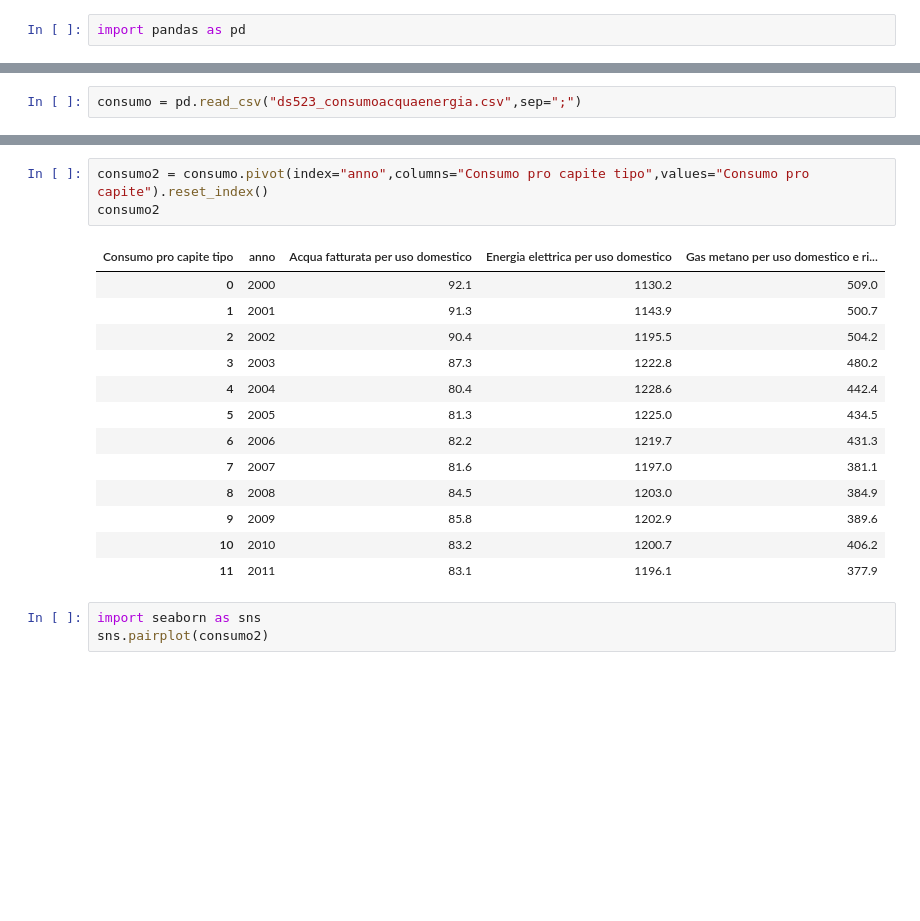
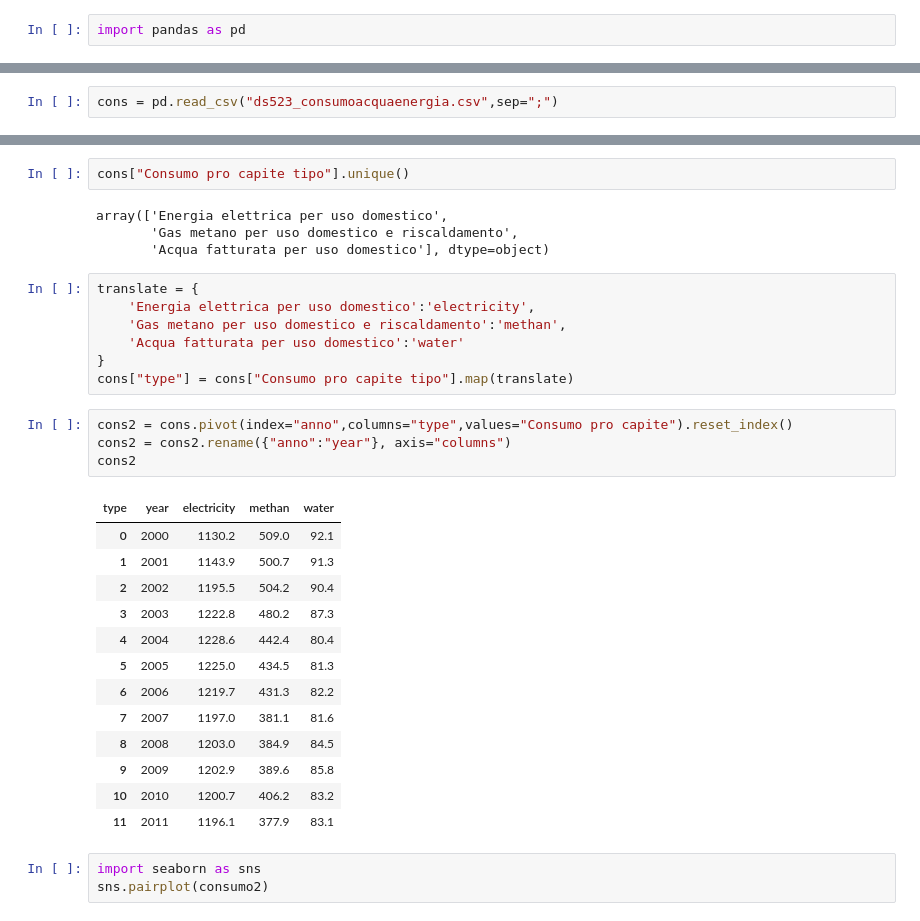
Before and after one commit to noiseOnTheNet/python-post023_jupyter_analitics, a Jupyter notebook: doc/Part_5.ipynb, the cells around one changed output, grey strips where cells are left out. Cells and saved outputs as stored; diff of their text form; blank space fills up the shorter version.

```diff
--- a/doc/Part_5.ipynb
+++ b/doc/Part_5.ipynb
@@ -25,3 +22,3 @@ import pandas as pd
 # %%
-consumo = pd.read_csv("ds523_consumoacquaenergia.csv",sep=";")
+cons = pd.read_csv("ds523_consumoacquaenergia.csv",sep=";")
 # %%
@@ -39,23 +36,37 @@ consumo.describe(include="all")
 | 50% | 2005.50000 | NaN | 432.900000 |
 | 75% | 2008.25000 | NaN | 1195.650000 |
 | max | 2011.00000 | NaN | 1228.600000 |
+# %%
+cons["Consumo pro capite tipo"].unique()
+# %% [output]
+array(['Energia elettrica per uso domestico',
+       'Gas metano per uso domestico e riscaldamento',
+       'Acqua fatturata per uso domestico'], dtype=object)
+# %%
+translate = {
+    'Energia elettrica per uso domestico':'electricity',
+    'Gas metano per uso domestico e riscaldamento':'methan',
+    'Acqua fatturata per uso domestico':'water'
+}
+cons["type"] = cons["Consumo pro capite tipo"].map(translate)
 # %%
-consumo2 = consumo.pivot(index="anno",columns="Consumo pro capite tipo",values="Consumo pro capite").reset_index()
-consumo2
+cons2 = cons.pivot(index="anno",columns="type",values="Consumo pro capite").reset_index()
+cons2 = cons2.rename({"anno":"year"}, axis="columns")
+cons2
 # %% [output]
-| Consumo pro capite tipo | anno | Acqua fatturata per uso domestico | Energia elettrica per uso domestico | Gas metano per uso domestico e ri... |
-| 0 | 2000 | 92.1 | 1130.2 | 509.0 |
-| 1 | 2001 | 91.3 | 1143.9 | 500.7 |
-| 2 | 2002 | 90.4 | 1195.5 | 504.2 |
-| 3 | 2003 | 87.3 | 1222.8 | 480.2 |
-| 4 | 2004 | 80.4 | 1228.6 | 442.4 |
-| 5 | 2005 | 81.3 | 1225.0 | 434.5 |
-| 6 | 2006 | 82.2 | 1219.7 | 431.3 |
-| 7 | 2007 | 81.6 | 1197.0 | 381.1 |
-| 8 | 2008 | 84.5 | 1203.0 | 384.9 |
-| 9 | 2009 | 85.8 | 1202.9 | 389.6 |
-| 10 | 2010 | 83.2 | 1200.7 | 406.2 |
-| 11 | 2011 | 83.1 | 1196.1 | 377.9 |
+| type | year | electricity | methan | water |
+| 0 | 2000 | 1130.2 | 509.0 | 92.1 |
+| 1 | 2001 | 1143.9 | 500.7 | 91.3 |
+| 2 | 2002 | 1195.5 | 504.2 | 90.4 |
+| 3 | 2003 | 1222.8 | 480.2 | 87.3 |
+| 4 | 2004 | 1228.6 | 442.4 | 80.4 |
+| 5 | 2005 | 1225.0 | 434.5 | 81.3 |
+| 6 | 2006 | 1219.7 | 431.3 | 82.2 |
+| 7 | 2007 | 1197.0 | 381.1 | 81.6 |
+| 8 | 2008 | 1203.0 | 384.9 | 84.5 |
+| 9 | 2009 | 1202.9 | 389.6 | 85.8 |
+| 10 | 2010 | 1200.7 | 406.2 | 83.2 |
+| 11 | 2011 | 1196.1 | 377.9 | 83.1 |
 # %%
 import seaborn as sns
 sns.pairplot(consumo2)
```
Also changed, not shown: parts of 5 cells of this notebook.
